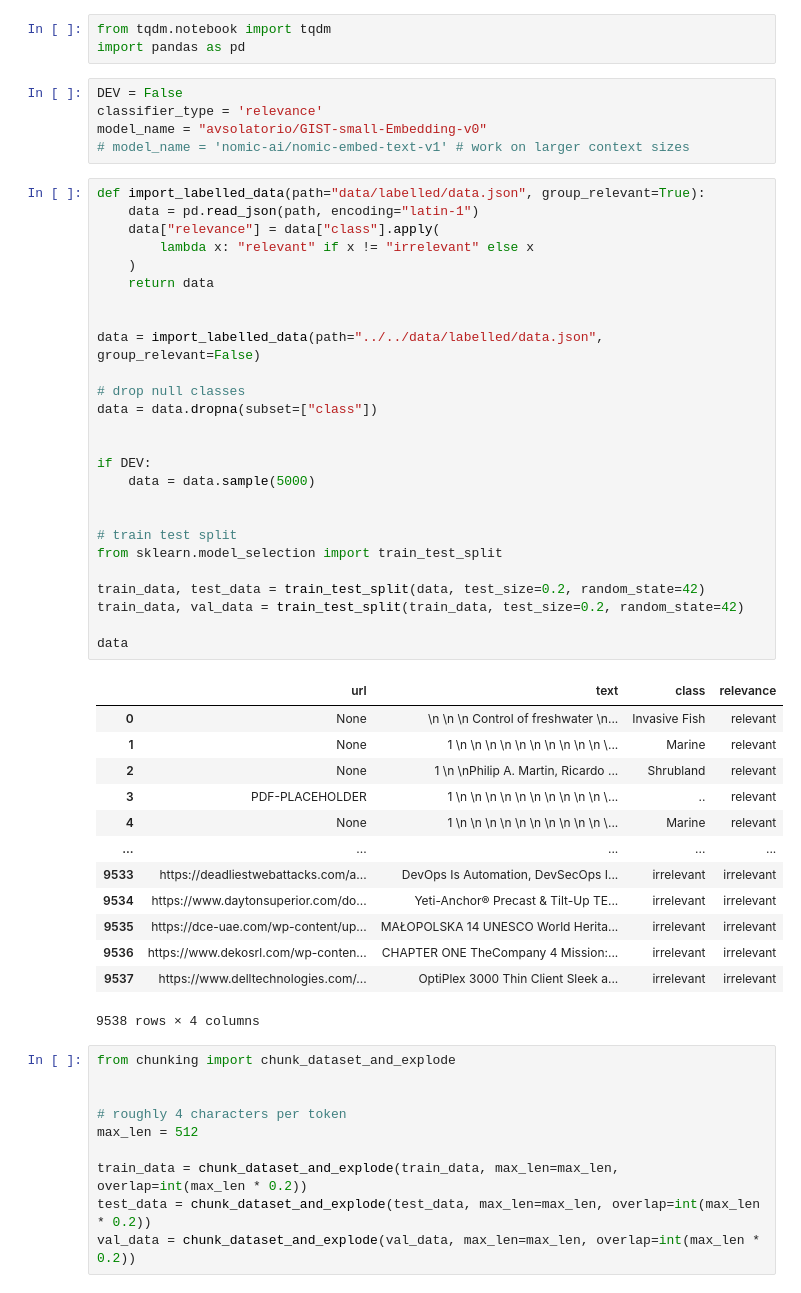
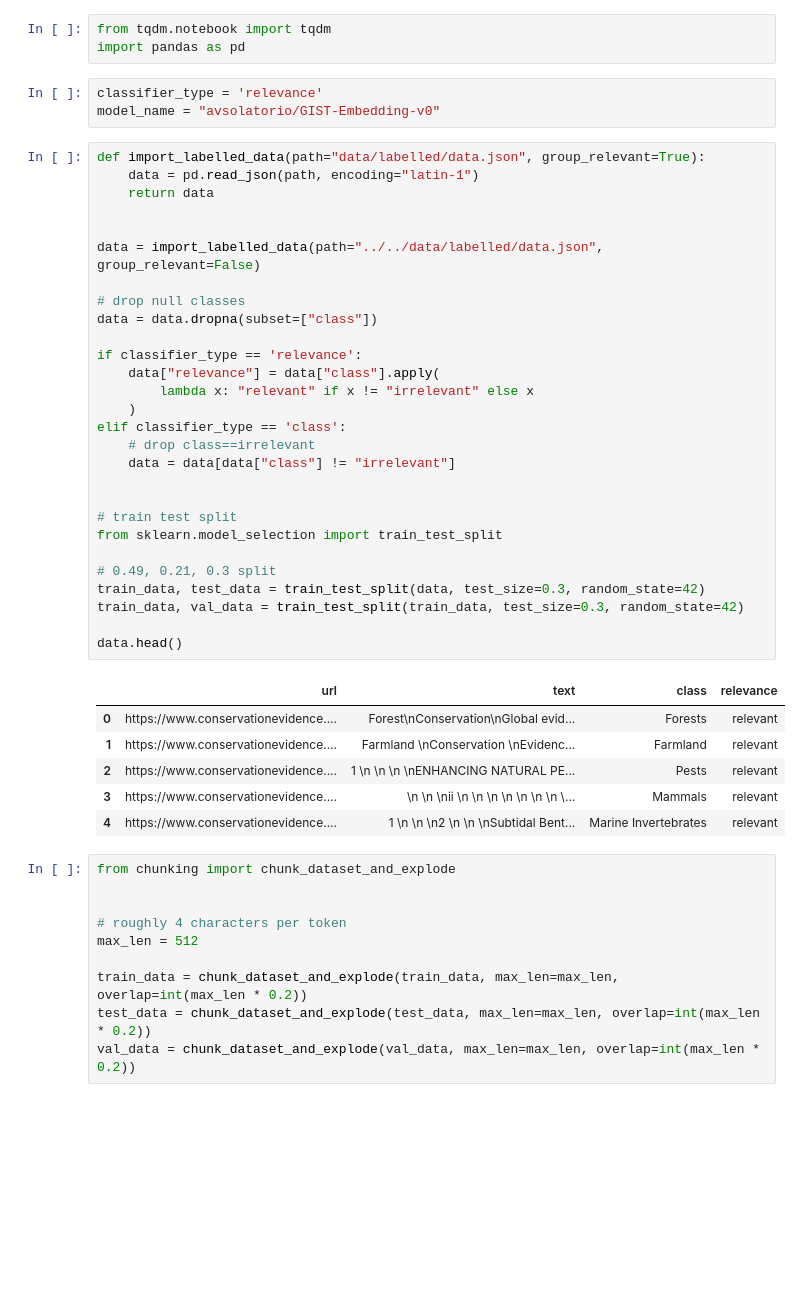
Before and after one commit to ShreyBiswas/GreyLiteratureClassifier, a Jupyter notebook: src/FastFit/train_classifier.ipynb, the cells around one changed output. Saved outputs shown, nothing was run; the diff lists cells and outputs as text; blank space fills up the shorter version.

```diff
--- a/src/FastFit/train_classifier.ipynb
+++ b/src/FastFit/train_classifier.ipynb
@@ -4,51 +4,44 @@ import datasets
 # %%
 from tqdm.notebook import tqdm
 import pandas as pd
-# %%
-DEV = False
-classifier_type = 'relevance'
-model_name = "avsolatorio/GIST-small-Embedding-v0"
-# model_name = 'nomic-ai/nomic-embed-text-v1' # work on larger context sizes
+# %%
+classifier_type = 'relevance'
+model_name = "avsolatorio/GIST-Embedding-v0"
 # %%
 def import_labelled_data(path="data/labelled/data.json", group_relevant=True):
     data = pd.read_json(path, encoding="latin-1")
-    data["relevance"] = data["class"].apply(
-        lambda x: "relevant" if x != "irrelevant" else x
-    )
     return data
 
 
 data = import_labelled_data(path="../../data/labelled/data.json", group_relevant=False)
 
 # drop null classes
 data = data.dropna(subset=["class"])
 
-
-if DEV:
-    data = data.sample(5000)
+if classifier_type == 'relevance':
+    data["relevance"] = data["class"].apply(
+        lambda x: "relevant" if x != "irrelevant" else x
+    )
+elif classifier_type == 'class':
+    # drop class==irrelevant
+    data = data[data["class"] != "irrelevant"]
 
 
 # train test split
 from sklearn.model_selection import train_test_split
 
-train_data, test_data = train_test_split(data, test_size=0.2, random_state=42)
-train_data, val_data = train_test_split(train_data, test_size=0.2, random_state=42)
+# 0.49, 0.21, 0.3 split
+train_data, test_data = train_test_split(data, test_size=0.3, random_state=42)
+train_data, val_data = train_test_split(train_data, test_size=0.3, random_state=42)
 
-data
+data.head()
 # %% [output]
 |  | url | text | class | relevance |
-| 0 | None | \n \n \n Control of freshwater \n... | Invasive Fish | relevant |
-| 1 | None | 1 \n \n \n \n \n \n \n \n \n \n \... | Marine | relevant |
-| 2 | None | 1 \n \nPhilip A. Martin, Ricardo ... | Shrubland | relevant |
-| 3 | PDF-PLACEHOLDER | 1 \n \n \n \n \n \n \n \n \n \n \... | .. | relevant |
-| 4 | None | 1 \n \n \n \n \n \n \n \n \n \n \... | Marine | relevant |
-| ... | ... | ... | ... | ... |
-| 9533 | https://deadliestwebattacks.com/a... | DevOps Is Automation, DevSecOps I... | irrelevant | irrelevant |
-| 9534 | https://www.daytonsuperior.com/do... | Yeti-Anchor® Precast & Tilt-Up TE... | irrelevant | irrelevant |
-| 9535 | https://dce-uae.com/wp-content/up... | MAŁOPOLSKA 14 UNESCO World Herita... | irrelevant | irrelevant |
-| 9536 | https://www.dekosrl.com/wp-conten... | CHAPTER ONE TheCompany 4 Mission:... | irrelevant | irrelevant |
-| 9537 | https://www.delltechnologies.com/... | OptiPlex 3000 Thin Client Sleek a... | irrelevant | irrelevant |
+| 0 | https://www.conservationevidence.... | Forest\nConservation\nGlobal evid... | Forests | relevant |
+| 1 | https://www.conservationevidence.... | Farmland \nConservation \nEvidenc... | Farmland | relevant |
+| 2 | https://www.conservationevidence.... | 1 \n \n \n \nENHANCING NATURAL PE... | Pests | relevant |
+| 3 | https://www.conservationevidence.... | \n \n \nii \n \n \n \n \n \n \n \... | Mammals | relevant |
+| 4 | https://www.conservationevidence.... | 1 \n \n \n2 \n \n \nSubtidal Bent... | Marine Invertebrates | relevant |
-9538 rows × 4 columns
 # %%
 from chunking import chunk_dataset_and_explode
 
```
Also changed, not shown: parts of 14 cells of this notebook, 6 other files.
